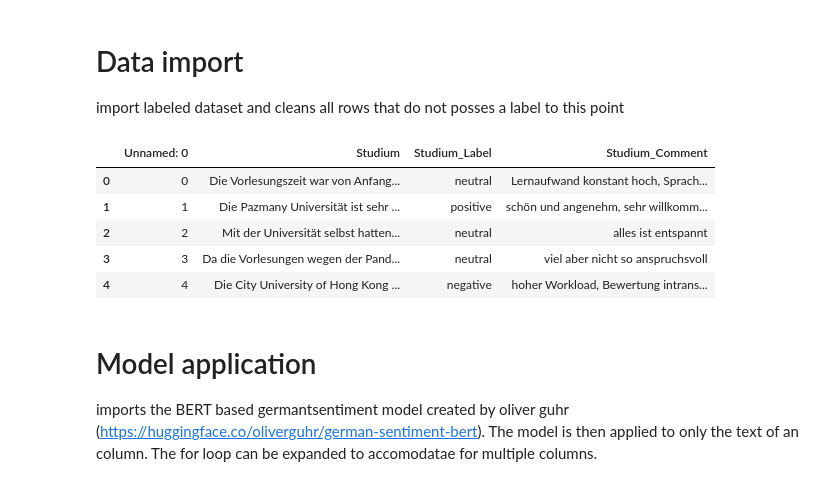
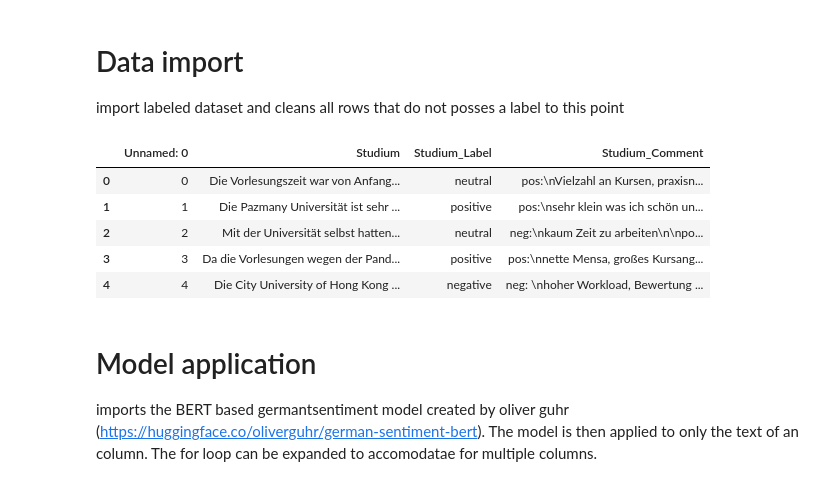
Before and after one commit to FabianDus1002/Data-Mining-Team9, a Jupyter notebook: models/pretrained-BERT/pretrainedSentiment.ipynb, the cells around one changed output. Saved outputs shown, nothing was run; the diff lists cells and outputs as text; code cells hidden in the pictures.

```diff
--- a/models/pretrained-BERT/pretrainedSentiment.ipynb
+++ b/models/pretrained-BERT/pretrainedSentiment.ipynb
@@ -4,21 +4,21 @@ import labeled dataset and cleans all rows that do not posses a label to this po
 # %%
 import pandas as pd
 
 
 # Load your data
-data = pd.read_excel('../../data/040524subset_studium_german.xlsx')
+data = pd.read_excel('../../data/050524subset_studium_german.xlsx')
 
 data.head()
 # Get all rows that are non empty
 cleanedData = data[data['Studium_Label'].notnull()]
 cleanedData.head()
 # %% [output]
 |  | Unnamed: 0 | Studium | Studium_Label | Studium_Comment |
-| 0 | 0 | Die Vorlesungszeit war von Anfang... | neutral | Lernaufwand konstant hoch, Sprach... |
-| 1 | 1 | Die Pazmany Universität ist sehr ... | positive | schön und angenehm, sehr willkomm... |
-| 2 | 2 | Mit der Universität selbst hatten... | neutral | alles ist entspannt |
-| 3 | 3 | Da die Vorlesungen wegen der Pand... | neutral | viel aber nicht so anspruchsvoll |
-| 4 | 4 | Die City University of Hong Kong ... | negative | hoher Workload, Bewertung intrans... |
+| 0 | 0 | Die Vorlesungszeit war von Anfang... | neutral | pos:\nVielzahl an Kursen, praxisn... |
+| 1 | 1 | Die Pazmany Universität ist sehr ... | positive | pos:\nsehr klein was ich schön un... |
+| 2 | 2 | Mit der Universität selbst hatten... | neutral | neg:\nkaum Zeit zu arbeiten\n\npo... |
+| 3 | 3 | Da die Vorlesungen wegen der Pand... | positive | pos:\nnette Mensa, großes Kursang... |
+| 4 | 4 | Die City University of Hong Kong ... | negative | neg: \nhoher Workload, Bewertung ... |
 # %% [markdown]
 # Model application
 
```
Also changed, not shown: parts of 4 cells of this notebook, 3 other files.
